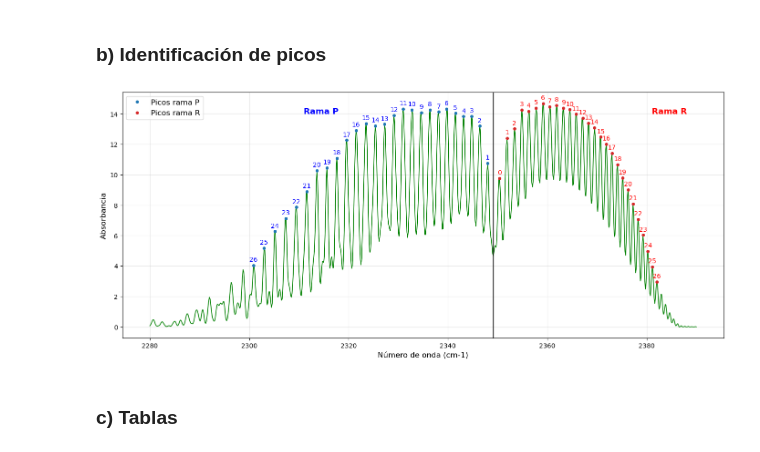
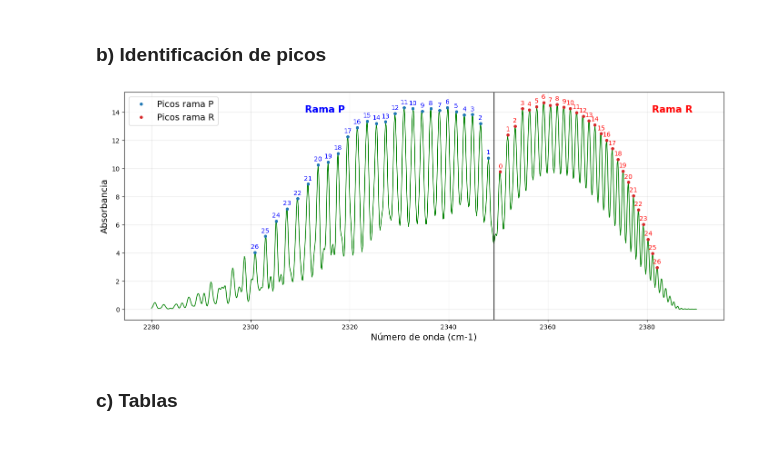
Before and after one commit to FabianC010/Proyecto-Espectroscopia-Molecular, a Jupyter notebook: Analisis.ipynb, the cells around one changed output. Saved outputs shown, nothing was run; the diff lists cells and outputs as text; code cells hidden in the pictures.

```diff
--- a/Analisis.ipynb
+++ b/Analisis.ipynb
@@ -324,33 +323,33 @@ J_R = np.arange(0, len(R_picos))
 # %%
 # centro de banda: punto medio entre J=1 (P) y J=0 (R)
 x0 = (P_picos[0] + R_picos[0]) / 2
 
-plt.figure(figsize=(17, 7))
+plt.figure(figsize=(17, 6.5))
 plt.plot(NumOnd, Abs, color='green', lw=1.2)
 plt.axvline(x0, color='black', lw=1.2)
 
 # alturas de los picos
 hP = np.interp(P_picos, NumOnd, Abs)
 hR = np.interp(R_picos, NumOnd, Abs)
 
 # marcadores por rama
 plt.plot(P_picos[:26], hP[:26], 'o', color='tab:blue', ms=4, label='Picos rama P')
 plt.plot(R_picos[:27], hR[:27], 'o', color='tab:red', ms=4, label='Picos rama R')
 
 for j, p, h in zip(J_P[:26], P_picos[:26], hP[:26]):
     plt.annotate(f'{j}', (p, h), xytext=(0, 4), textcoords='offset points', fontsize=10, ha='center', va='bottom', color='blue')
 for j, p, h in zip(J_R[:27], R_picos[:27], hR[:27]):
     plt.annotate(f'{j}', (p, h), xytext=(0, 4), textcoords='offset points', fontsize=10, ha='center', va='bottom', color='red')
 
-plt.text(2311, 14, 'Rama P', fontsize=13, color='blue', fontweight='bold')
-plt.text(2381, 14, 'Rama R', fontsize=13, color='red', fontweight='bold')
-plt.xlabel('Número de onda (cm-1)', fontsize=12)
-plt.ylabel('Absorbancia', fontsize=12)
+plt.text(2311, 14, 'Rama P', fontsize=15, color='blue', fontweight='bold')
+plt.text(2381, 14, 'Rama R', fontsize=15, color='red', fontweight='bold')
+plt.xlabel('Número de onda (cm-1)', fontsize=14)
+plt.ylabel('Absorbancia', fontsize=14)
 plt.grid(True, alpha = 0.3)
-plt.legend(fontsize=12)
+plt.legend(fontsize=14)
 plt.show()
 # %% [output]
-[figure, old version]
+[figure, new version]
 # %% [markdown]
 ### c) Tablas
 # %%
```
Also changed, not shown: parts of 3 cells of this notebook, 4 other files.
